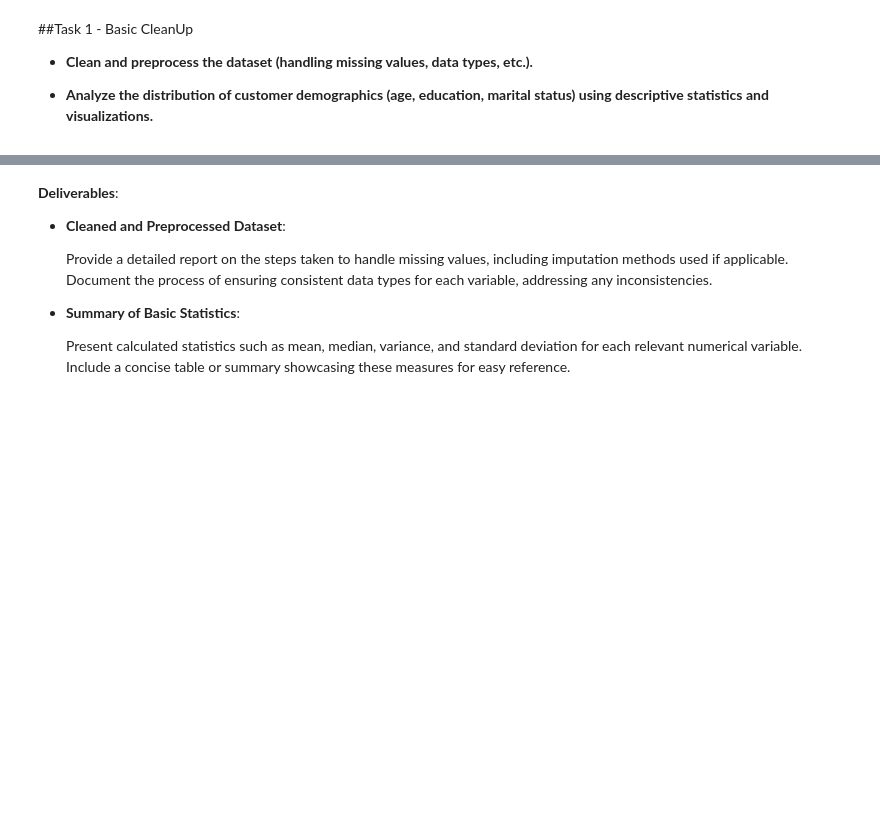
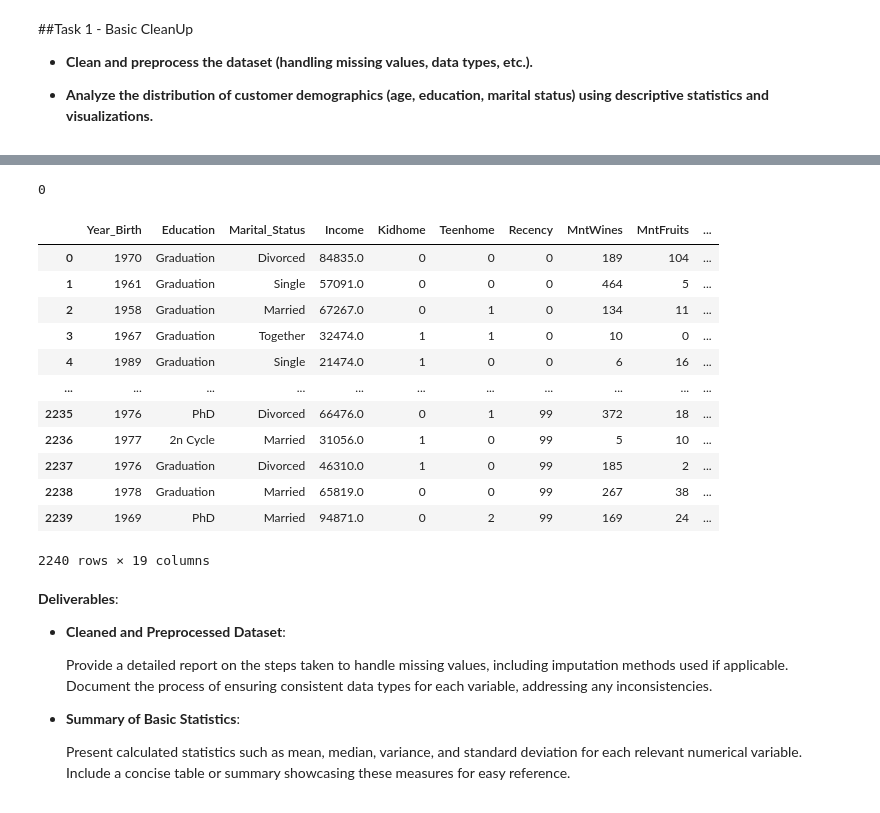
Before and after one commit to Amrit007-droid/Applied-Statistics-Project, a Jupyter notebook: Applied_Statistics_Project_Amrit_Saikia.ipynb, the cells around one changed output, grey strips where cells are left out. Cells and saved outputs as stored; diff of their text form; code cells hidden in the pictures; blank space fills up the shorter version.

```diff
--- a/Applied_Statistics_Project_Amrit_Saikia.ipynb
+++ b/Applied_Statistics_Project_Amrit_Saikia.ipynb
@@ -54,3 +131,23 @@ Data description is as follows;
+# %%
+df.duplicated().sum()
+# %% [output]
+0
+# %%
+df.drop(['Id','Dt_Customer','Complain'], axis=1)
+# %% [output]
+|  | Year_Birth | Education | Marital_Status | Income | Kidhome | Teenhome | Recency | MntWines | MntFruits | ... |
+| 0 | 1970 | Graduation | Divorced | 84835.0 | 0 | 0 | 0 | 189 | 104 | ... |
+| 1 | 1961 | Graduation | Single | 57091.0 | 0 | 0 | 0 | 464 | 5 | ... |
+| 2 | 1958 | Graduation | Married | 67267.0 | 0 | 1 | 0 | 134 | 11 | ... |
+| 3 | 1967 | Graduation | Together | 32474.0 | 1 | 1 | 0 | 10 | 0 | ... |
+| 4 | 1989 | Graduation | Single | 21474.0 | 1 | 0 | 0 | 6 | 16 | ... |
+| ... | ... | ... | ... | ... | ... | ... | ... | ... | ... | ... |
+| 2235 | 1976 | PhD | Divorced | 66476.0 | 0 | 1 | 99 | 372 | 18 | ... |
+| 2236 | 1977 | 2n Cycle | Married | 31056.0 | 1 | 0 | 99 | 5 | 10 | ... |
+| 2237 | 1976 | Graduation | Divorced | 46310.0 | 1 | 0 | 99 | 185 | 2 | ... |
+| 2238 | 1978 | Graduation | Married | 65819.0 | 0 | 0 | 99 | 267 | 38 | ... |
+| 2239 | 1969 | PhD | Married | 94871.0 | 0 | 2 | 99 | 169 | 24 | ... |
+2240 rows × 19 columns
 # %% [markdown]
 
 
```
Also changed, not shown: parts of 7 cells of this notebook.
